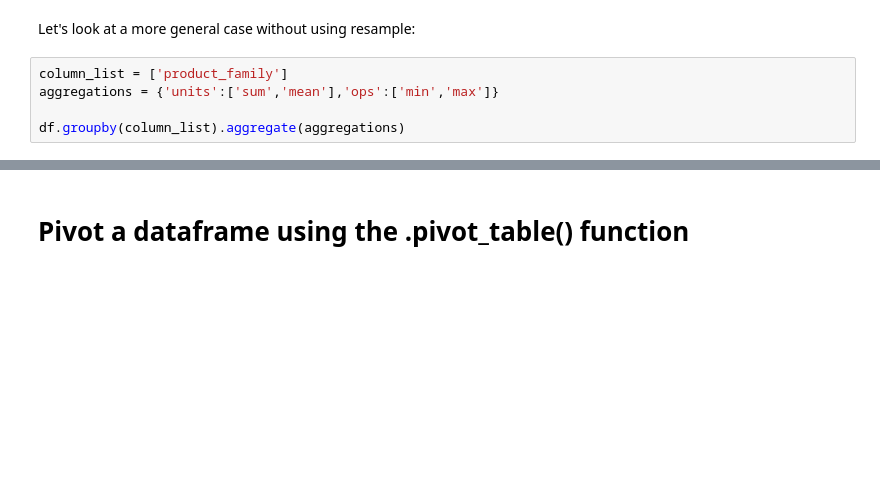
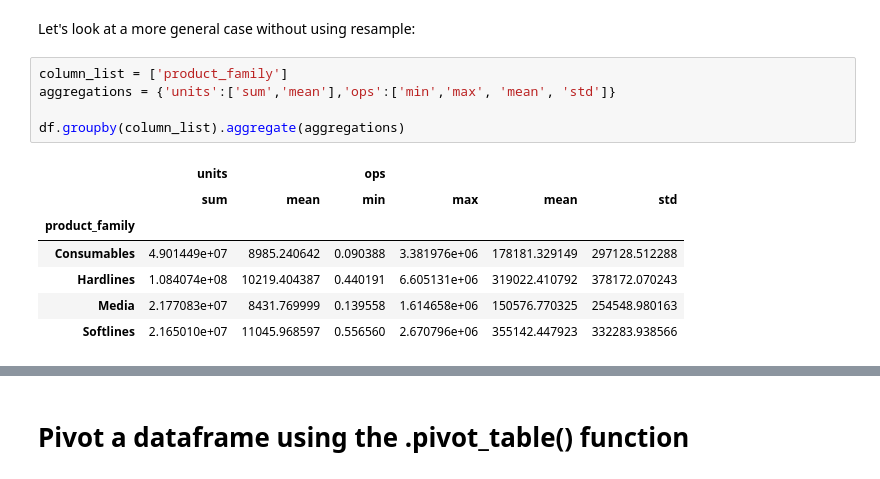
Before and after one commit to kylejones200/bana_4373, a Jupyter notebook: 2 - Data Analytics/3 - Intermediate Data Analysis with Pandas.ipynb, the cells around one changed output, grey strips where cells are left out. Drawn from its saved outputs; the diff is of its cells as text; blank space fills up the shorter version.

```diff
--- a/2 - Data Analytics/3 - Intermediate Data Analysis with Pandas.ipynb
+++ b/2 - Data Analytics/3 - Intermediate Data Analysis with Pandas.ipynb
@@ -218,9 +349,17 @@ gl_by_qtr
 Let's look at a more general case without using resample:
 # %%
 column_list = ['product_family']
-aggregations = {'units':['sum','mean'],'ops':['min','max']}
+aggregations = {'units':['sum','mean'],'ops':['min','max', 'mean', 'std']}
 
 df.groupby(column_list).aggregate(aggregations)
+# %% [output]
+|  | units |  | ops |  |  |  |
+|  | sum | mean | min | max | mean | std |
+| product_family |  |  |  |  |  |  |
+| Consumables | 4.901449e+07 | 8985.240642 | 0.090388 | 3.381976e+06 | 178181.329149 | 297128.512288 |
+| Hardlines | 1.084074e+08 | 10219.404387 | 0.440191 | 6.605131e+06 | 319022.410792 | 378172.070243 |
+| Media | 2.177083e+07 | 8431.769999 | 0.139558 | 1.614658e+06 | 150576.770325 | 254548.980163 |
+| Softlines | 2.165010e+07 | 11045.968597 | 0.556560 | 2.670796e+06 | 355142.447923 | 332283.938566 |
 # %%
 def summarize_data(df, cols, aggs):
     return df.groupby(cols).aggregate(aggs)
```
Also changed, not shown: parts of 24 cells of this notebook, 3 other files.
